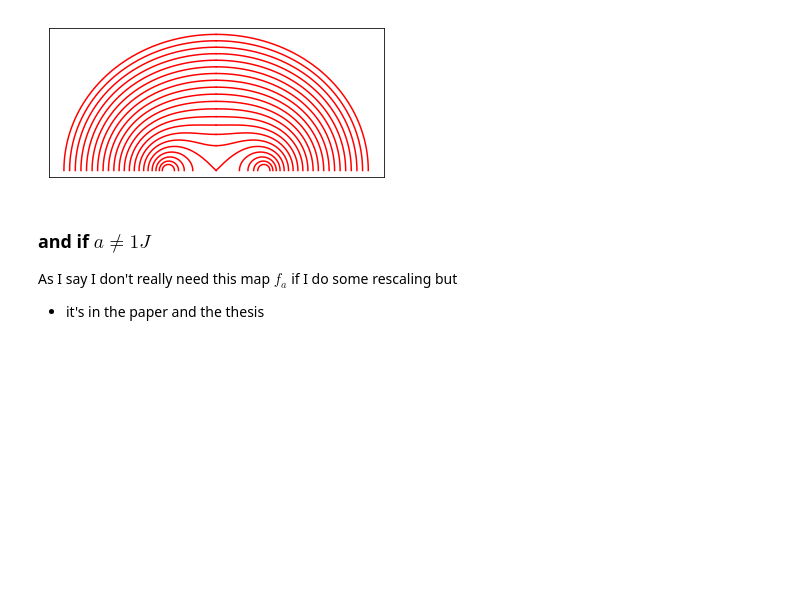
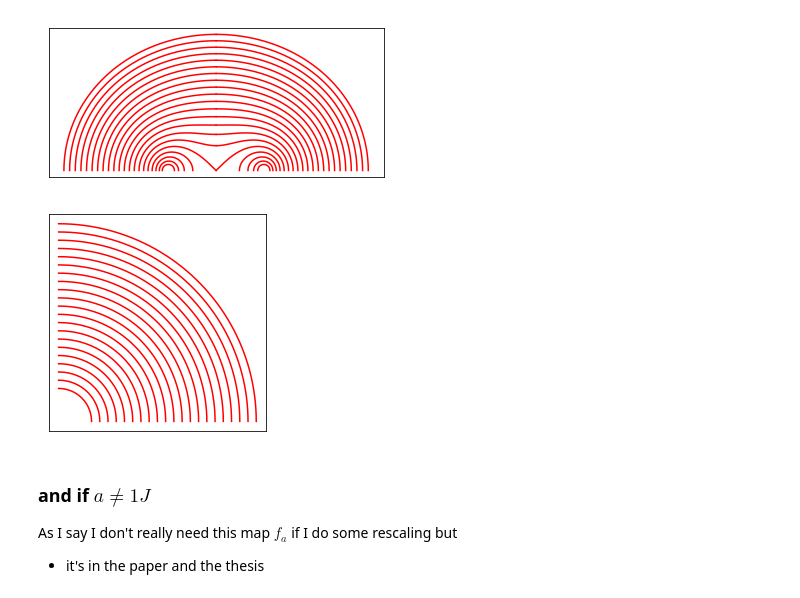
Before and after one commit to macbuse/CONFORMAL, a Jupyter notebook: zipper_conf_prod.ipynb, the cells around one changed output. Cells and saved outputs as stored; diff of their text form; code cells hidden in the pictures; blank space fills up the shorter version.

```diff
--- a/zipper_conf_prod.ipynb
+++ b/zipper_conf_prod.ipynb
@@ -325,10 +337,20 @@ def f_1J(w):
     if w == 0 : return -1
 
     S = cmath.sqrt( w**2 + 1) #again in the paper
-
-    if S.real*w.real < 0: # I had to change this
+    if S.imag < 0: # I had to change this
         S = -S
     return S
+
+def f_1J_inv(z):
+    if z == 0 : return 1J
+    if z == -1 : return 0
+
+    # maybe we should really just redefine sqrt?
+    S = cmath.sqrt(z**2 - 1)
+    if S.imag < 0:
+        S *= -1
+    return S
+
 
 fig = plt.figure()
 ax = fig.add_subplot(111)
@@ -340,12 +362,26 @@ ax.axes.yaxis.set_visible(False)
 T = np.linspace(0, np.pi/2, 50)
 ZZ = np.cos(T) + 1J*np.sin(T)
 
+images = Grid(rows=[])
 for r in np.linspace(.5,3,21):
     WW = np.array([f_1J(z) for z in r*ZZ])
+    images.append(WW)
     plt_cplx(WW, ax=ax)
     plt_cplx(-WW.conjugate(),ax=ax) #use symmetry to complete
 # %% [output]
 [figure]
+# %%
+fig = plt.figure()
+ax = fig.add_subplot(111)
+ax.set_aspect('equal')
+ax.axes.xaxis.set_visible(False)
+ax.axes.yaxis.set_visible(False)
+
+images(f_1J_inv)
+for row in images:
+    plt_cplx(np.array(row))
+# %% [output]
+[figure, added]
 # %% [markdown]
 ### and if $a \neq 1J$
 
```
Also changed, not shown: parts of 8 cells of this notebook.
